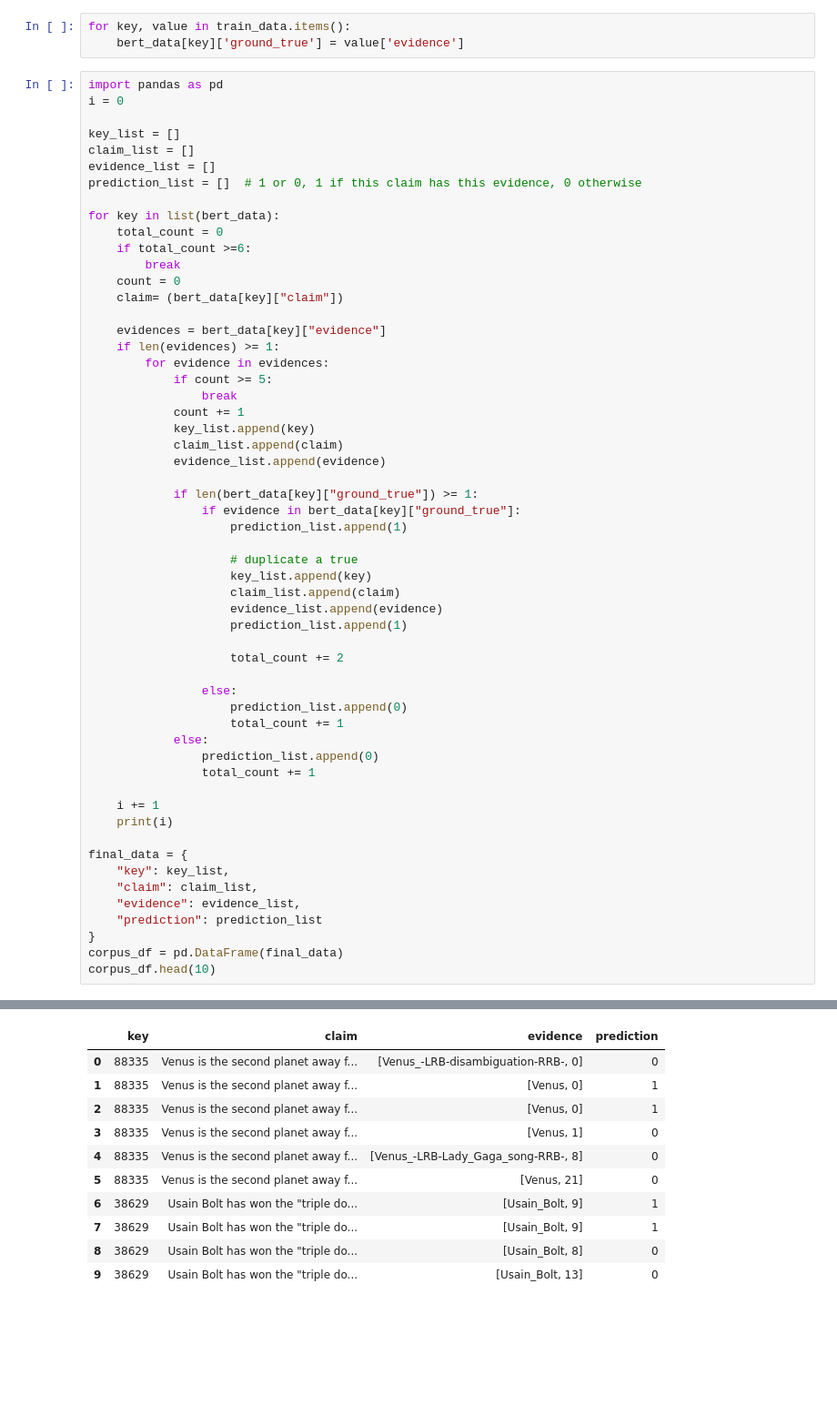
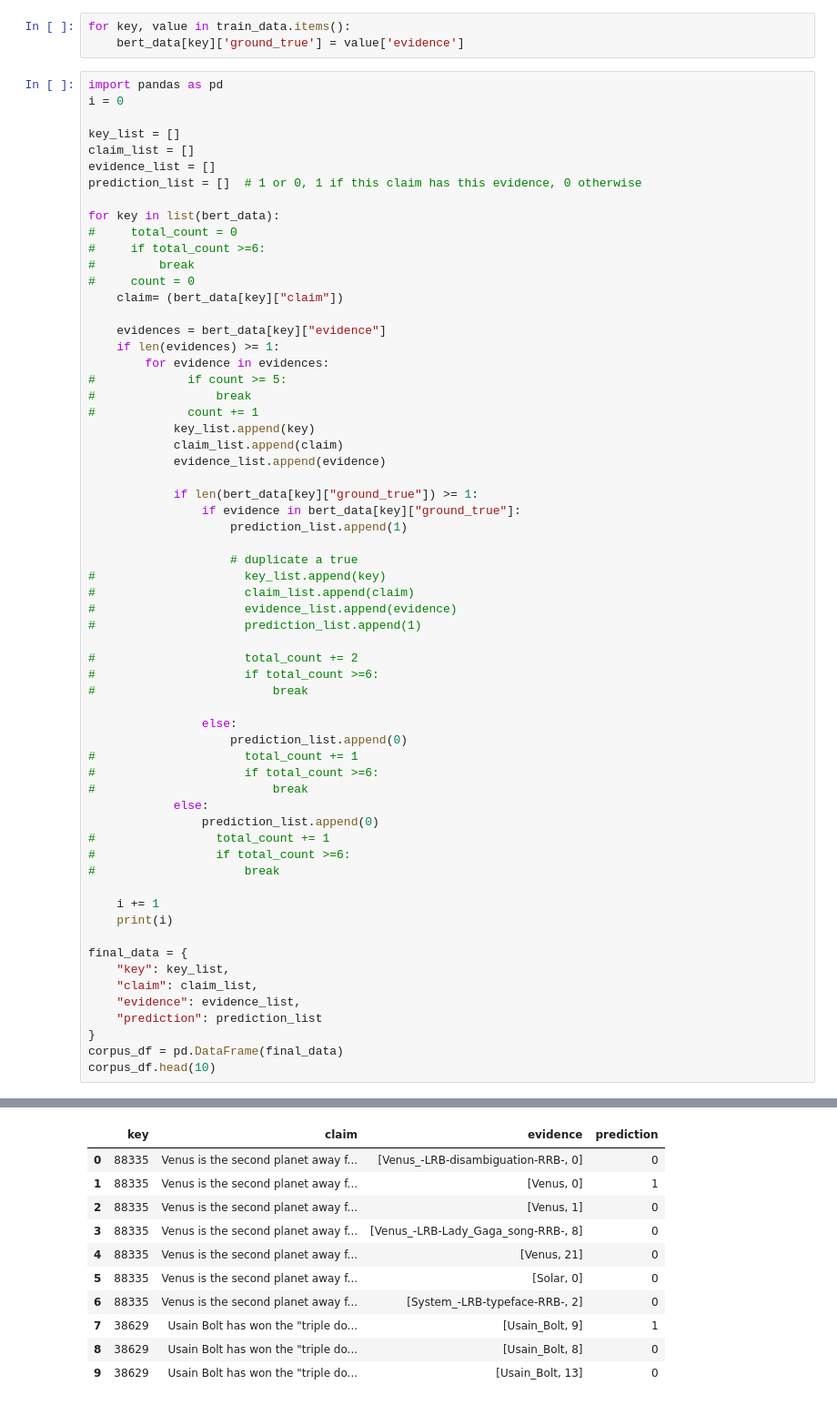
Before and after one commit to yiming95/AutomaticFactVerification, a Jupyter notebook: Data_For_Bert.ipynb, the cells around one changed output, grey strips where cells are left out. Shown at 91% size. Saved outputs shown, nothing was run; the diff lists cells and outputs as text; blank space fills up the shorter version.

```diff
--- a/Data_For_Bert.ipynb
+++ b/Data_For_Bert.ipynb
@@ -31,18 +31,18 @@ evidence_list = []
 prediction_list = []  # 1 or 0, 1 if this claim has this evidence, 0 otherwise
 
 for key in list(bert_data):
-    total_count = 0
-    if total_count >=6:
-        break
-    count = 0
+#     total_count = 0
+#     if total_count >=6:
+#         break
+#     count = 0
     claim= (bert_data[key]["claim"])
 
     evidences = bert_data[key]["evidence"]
     if len(evidences) >= 1:
         for evidence in evidences:
-            if count >= 5:
-                break
-            count += 1
+#             if count >= 5:
+#                 break
+#             count += 1
             key_list.append(key)
             claim_list.append(claim)
             evidence_list.append(evidence)
@@ -52,57 +52,63 @@ for key in list(bert_data):
                     prediction_list.append(1)
 
                     # duplicate a true
-                    key_list.append(key)
-                    claim_list.append(claim)
-                    evidence_list.append(evidence)
-                    prediction_list.append(1)
+#                     key_list.append(key)
+#                     claim_list.append(claim)
+#                     evidence_list.append(evidence)
+#                     prediction_list.append(1)
 
-                    total_count += 2
+#                     total_count += 2
+#                     if total_count >=6:
+#                         break
 
                 else:
                     prediction_list.append(0)
-                    total_count += 1
+#                     total_count += 1
+#                     if total_count >=6:
+#                         break
             else:
                 prediction_list.append(0)
-                total_count += 1
+#                 total_count += 1
+#                 if total_count >=6:
+#                     break
 
     i += 1
     print(i)
 
 final_data = {
     "key": key_list,
     "claim": claim_list,
     "evidence": evidence_list,
     "prediction": prediction_list
 }
 corpus_df = pd.DataFrame(final_data)
 corpus_df.head(10)
 # %% [output]
 1
 2
 3
 4
 5
 6
 7
 8
 9
 10
 11
 12
 ... (68502 lines left out)
 68515
 68516
 68517
 6851
 |  | key | claim | evidence | prediction |
 | 0 | 88335 | Venus is the second planet away f... | [Venus_-LRB-disambiguation-RRB-, 0] | 0 |
 | 1 | 88335 | Venus is the second planet away f... | [Venus, 0] | 1 |
-| 2 | 88335 | Venus is the second planet away f... | [Venus, 0] | 1 |
-| 3 | 88335 | Venus is the second planet away f... | [Venus, 1] | 0 |
-| 4 | 88335 | Venus is the second planet away f... | [Venus_-LRB-Lady_Gaga_song-RRB-, 8] | 0 |
-| 5 | 88335 | Venus is the second planet away f... | [Venus, 21] | 0 |
-| 6 | 38629 | Usain Bolt has won the "triple do... | [Usain_Bolt, 9] | 1 |
+| 2 | 88335 | Venus is the second planet away f... | [Venus, 1] | 0 |
+| 3 | 88335 | Venus is the second planet away f... | [Venus_-LRB-Lady_Gaga_song-RRB-, 8] | 0 |
+| 4 | 88335 | Venus is the second planet away f... | [Venus, 21] | 0 |
+| 5 | 88335 | Venus is the second planet away f... | [Solar, 0] | 0 |
+| 6 | 88335 | Venus is the second planet away f... | [System_-LRB-typeface-RRB-, 2] | 0 |
 | 7 | 38629 | Usain Bolt has won the "triple do... | [Usain_Bolt, 9] | 1 |
 | 8 | 38629 | Usain Bolt has won the "triple do... | [Usain_Bolt, 8] | 0 |
 | 9 | 38629 | Usain Bolt has won the "triple do... | [Usain_Bolt, 13] | 0 |
```
Also changed, not shown: parts of 4 cells of this notebook, 2 other files.
